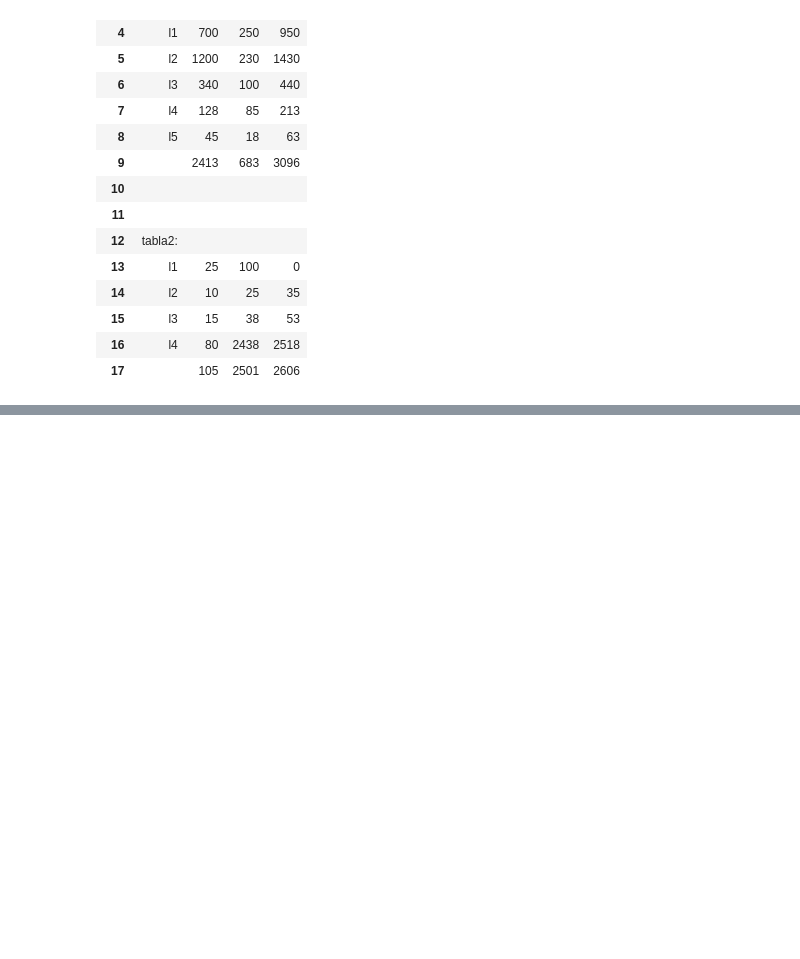
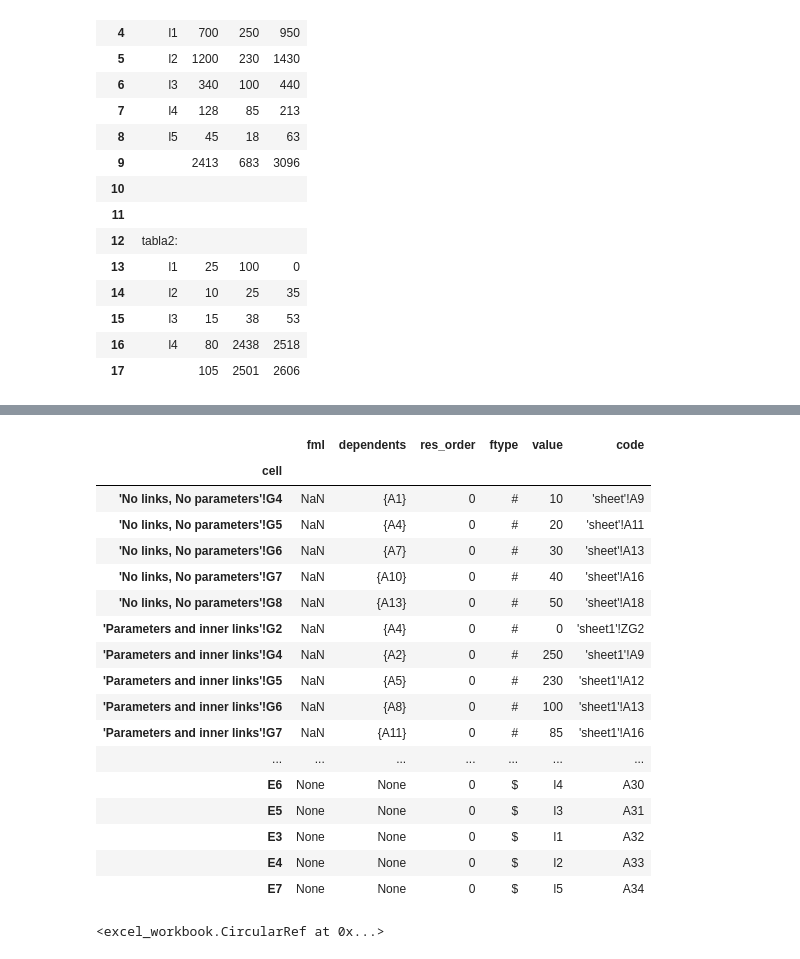
Before and after one commit to agmontesb/excel, a Jupyter notebook: myJupyter.ipynb, the cells around one changed output, grey strips where cells are left out. Saved outputs shown, nothing was run; the diff lists cells and outputs as text; code cells hidden in the pictures; blank space fills up the shorter version.

```diff
--- a/myJupyter.ipynb
+++ b/myJupyter.ipynb
@@ -121,3 +150,28 @@ list(tbl.data.code.items())
+# %%
+wb.sheets[2].tables[0].data
+# %% [output]
+|  | fml | dependents | res_order | ftype | value | code |
+| cell |  |  |  |  |  |  |
+| 'No links, No parameters'!G4 | NaN | {A1} | 0 | # | 10 | 'sheet'!A9 |
+| 'No links, No parameters'!G5 | NaN | {A4} | 0 | # | 20 | 'sheet'!A11 |
+| 'No links, No parameters'!G6 | NaN | {A7} | 0 | # | 30 | 'sheet'!A13 |
+| 'No links, No parameters'!G7 | NaN | {A10} | 0 | # | 40 | 'sheet'!A16 |
+| 'No links, No parameters'!G8 | NaN | {A13} | 0 | # | 50 | 'sheet'!A18 |
+| 'Parameters and inner links'!G2 | NaN | {A4} | 0 | # | 0 | 'sheet1'!ZG2 |
+| 'Parameters and inner links'!G4 | NaN | {A2} | 0 | # | 250 | 'sheet1'!A9 |
+| 'Parameters and inner links'!G5 | NaN | {A5} | 0 | # | 230 | 'sheet1'!A12 |
+| 'Parameters and inner links'!G6 | NaN | {A8} | 0 | # | 100 | 'sheet1'!A13 |
+| 'Parameters and inner links'!G7 | NaN | {A11} | 0 | # | 85 | 'sheet1'!A16 |
+| ... | ... | ... | ... | ... | ... | ... |
+| E6 | None | None | 0 | $ | l4 | A30 |
+| E5 | None | None | 0 | $ | l3 | A31 |
+| E3 | None | None | 0 | $ | l1 | A32 |
+| E4 | None | None | 0 | $ | l2 | A33 |
+| E7 | None | None | 0 | $ | l5 | A34 |
+# %%
+wb.sheets[2].tables[0].data.loc["'Parameters and inner links'!G6"].value
+# %% [output]
+<excel_workbook.CircularRef at 0x...>
 # %%
 dmy =  [1,2]
 dmy.extend({3, 4})
```
Also changed, not shown: parts of 19 cells of this notebook, 10 other files.
